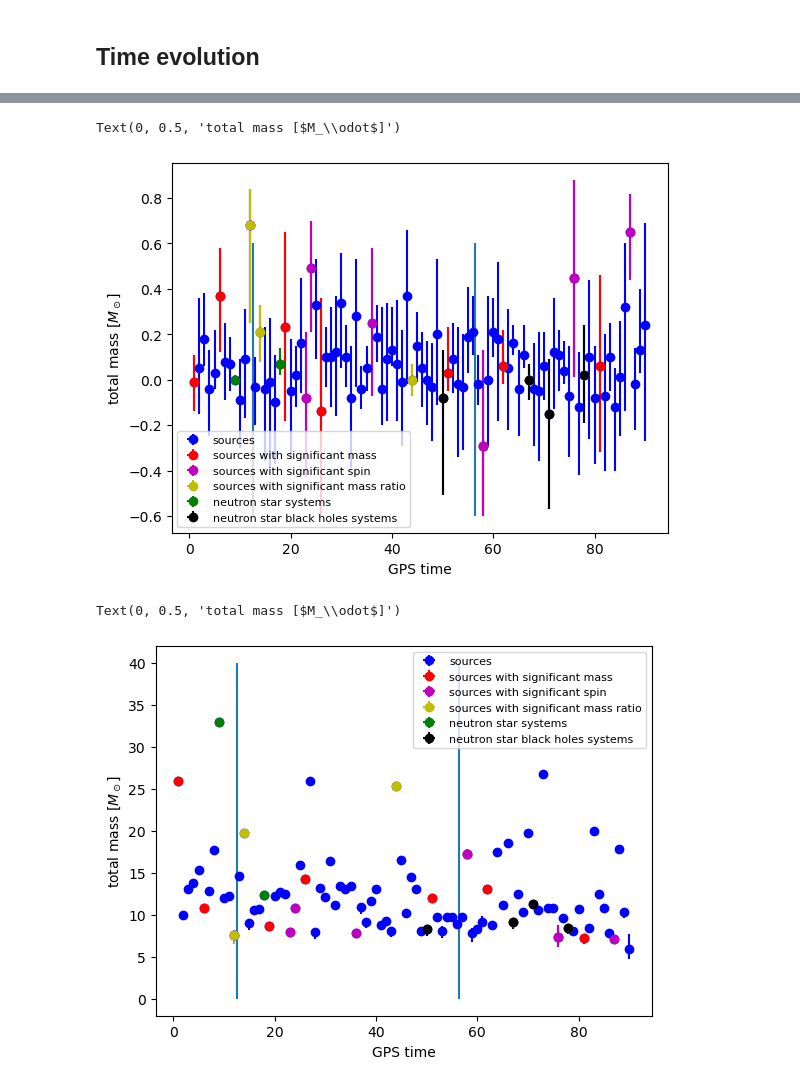
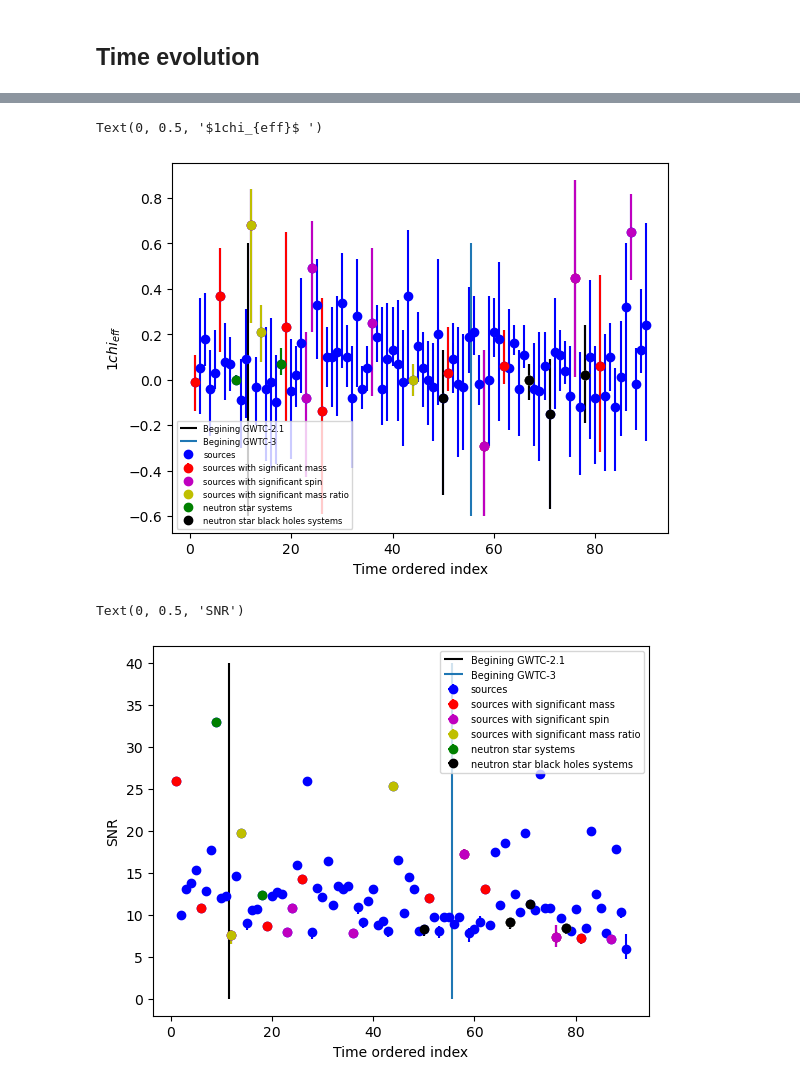
Before and after one commit to Sareva00/LIGO-project, a Jupyter notebook: properties.ipynb, the cells around one changed output, grey strips where cells are left out. Drawn from its saved outputs; the diff is of its cells as text; code cells hidden in the pictures.

```diff
--- a/properties.ipynb
+++ b/properties.ipynb
@@ -714,20 +720,22 @@ Text(0, 0.5, 'total mass [$M_\\odot$]')
 # %%
 graph("index", "chi_eff", "err_index", "err_index", "chi_eff_lw", "chi_eff_up")
-plt.vlines(12.5, ymin=-0.6,ymax=0.6)
-plt.vlines(56.5, ymin=-0.6,ymax=0.6)
+plt.vlines(11.5, ymin=-0.6,ymax=0.6,label= "Begining GWTC-2.1", color= "k")
+plt.vlines(55.5, ymin=-0.6,ymax=0.6,label= "Begining GWTC-3")
+plt.legend(fontsize= 6 )
 
-plt.xlabel ('GPS time')
-plt.ylabel ('total mass [$M_\odot$]')
+plt.xlabel ('Time ordered index')
+plt.ylabel ('$1chi_{eff}$ ')
 # %% [output]
-Text(0, 0.5, 'total mass [$M_\\odot$]')
+Text(0, 0.5, '$1chi_{eff}$ ')
-[figure, old version]
+[figure, new version]
 # %%
 graph("index", "snr", "err_index", "err_index", "snr_lw", "snr_up")
-plt.vlines(12.5, ymin=0,ymax=40)
-plt.vlines(56.5, ymin=0,ymax=40)
+plt.vlines(11.5, ymin=0,ymax=40, label= "Begining GWTC-2.1", color= "k")
+plt.vlines(55.5, ymin=0,ymax=40, label= "Begining GWTC-3" )
+plt.legend(fontsize= 7, loc="upper right" )
 
-plt.xlabel ('GPS time')
-plt.ylabel ('total mass [$M_\odot$]')
+plt.xlabel ('Time ordered index')
+plt.ylabel ('SNR')
 # %% [output]
-Text(0, 0.5, 'total mass [$M_\\odot$]')
+Text(0, 0.5, 'SNR')
-[figure, old version]
+[figure, new version]
```
Also changed, not shown: parts of 31 cells of this notebook.
